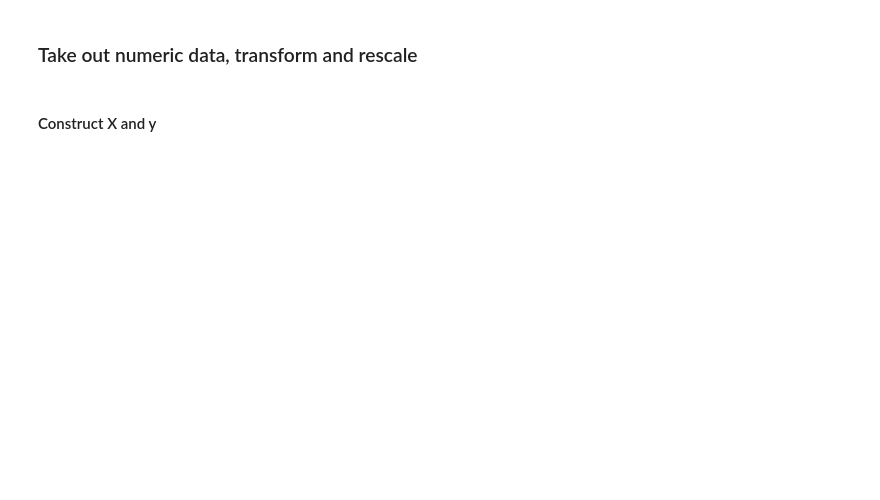
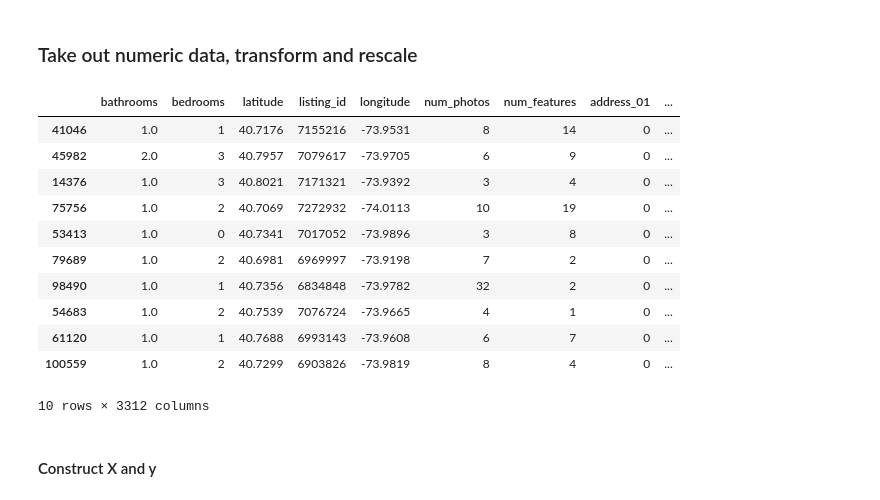
Before and after one commit to Charlespartina/DS1001-Project, a Jupyter notebook: notebook/Final Project.ipynb, the cells around one changed output. Saved outputs shown, nothing was run; the diff lists cells and outputs as text; code cells hidden in the pictures; blank space fills up the shorter version.

```diff
--- a/notebook/Final Project.ipynb
+++ b/notebook/Final Project.ipynb
@@ -194,3 +215,20 @@ X_test_numeric = select_numeric_rescale(X_test_new)
+# %%
+X_train_numeric = select_numeric_rescale(X_train_merge)
+X_test_numeric = select_numeric_rescale(X_test_merge)
+X_train_numeric.head(10)
+# %% [output]
+|  | bathrooms | bedrooms | latitude | listing_id | longitude | num_photos | num_features | address_01 | ... |
+| 41046 | 1.0 | 1 | 40.7176 | 7155216 | -73.9531 | 8 | 14 | 0 | ... |
+| 45982 | 2.0 | 3 | 40.7957 | 7079617 | -73.9705 | 6 | 9 | 0 | ... |
+| 14376 | 1.0 | 3 | 40.8021 | 7171321 | -73.9392 | 3 | 4 | 0 | ... |
+| 75756 | 1.0 | 2 | 40.7069 | 7272932 | -74.0113 | 10 | 19 | 0 | ... |
+| 53413 | 1.0 | 0 | 40.7341 | 7017052 | -73.9896 | 3 | 8 | 0 | ... |
+| 79689 | 1.0 | 2 | 40.6981 | 6969997 | -73.9198 | 7 | 2 | 0 | ... |
+| 98490 | 1.0 | 1 | 40.7356 | 6834848 | -73.9782 | 32 | 2 | 0 | ... |
+| 54683 | 1.0 | 2 | 40.7539 | 7076724 | -73.9665 | 4 | 1 | 0 | ... |
+| 61120 | 1.0 | 1 | 40.7688 | 6993143 | -73.9608 | 6 | 7 | 0 | ... |
+| 100559 | 1.0 | 2 | 40.7299 | 6903826 | -73.9819 | 8 | 4 | 0 | ... |
+10 rows × 3312 columns
 # %% [markdown]
 #### Construct X and y
 # %%
```
Also changed, not shown: parts of 14 cells of this notebook, 4 other files.
